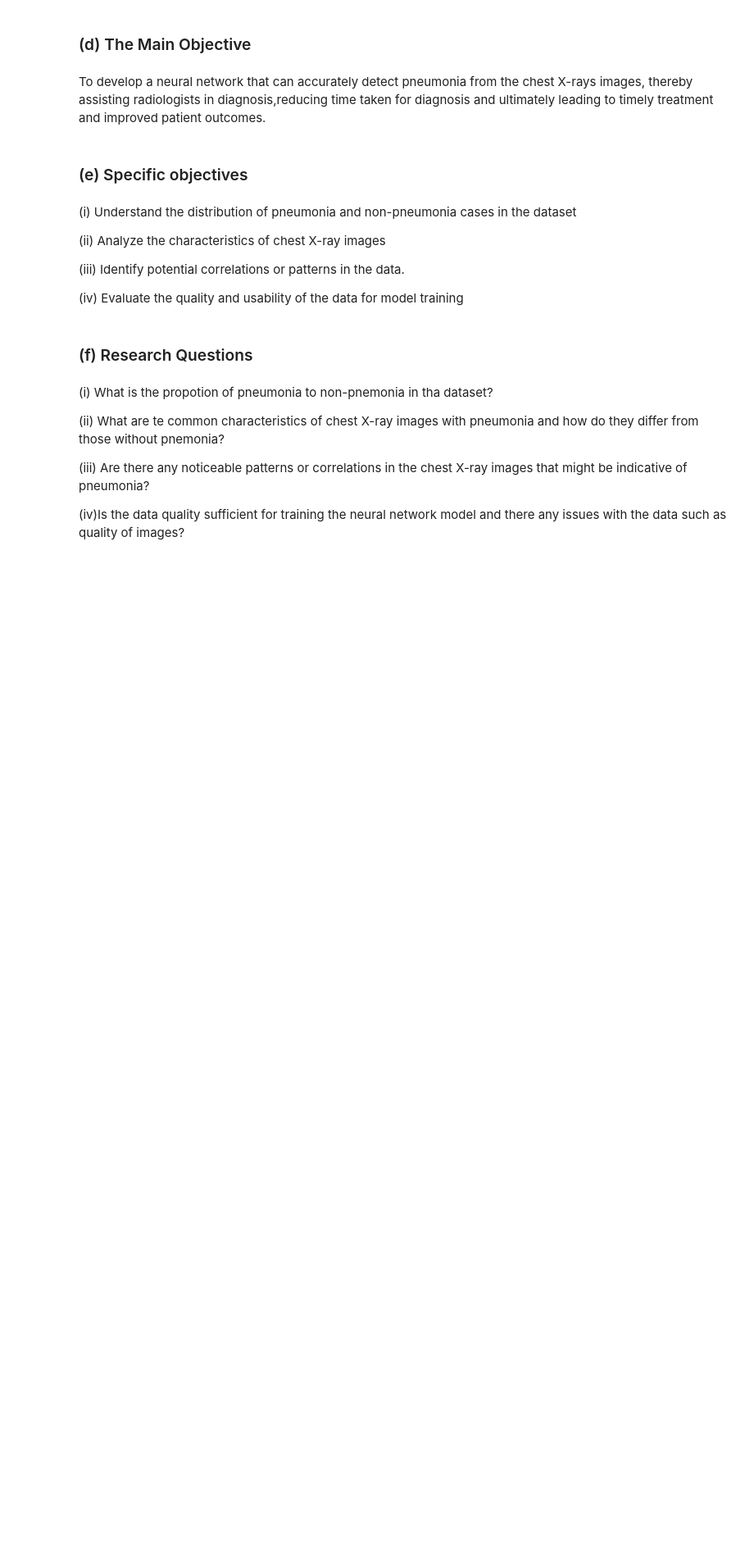
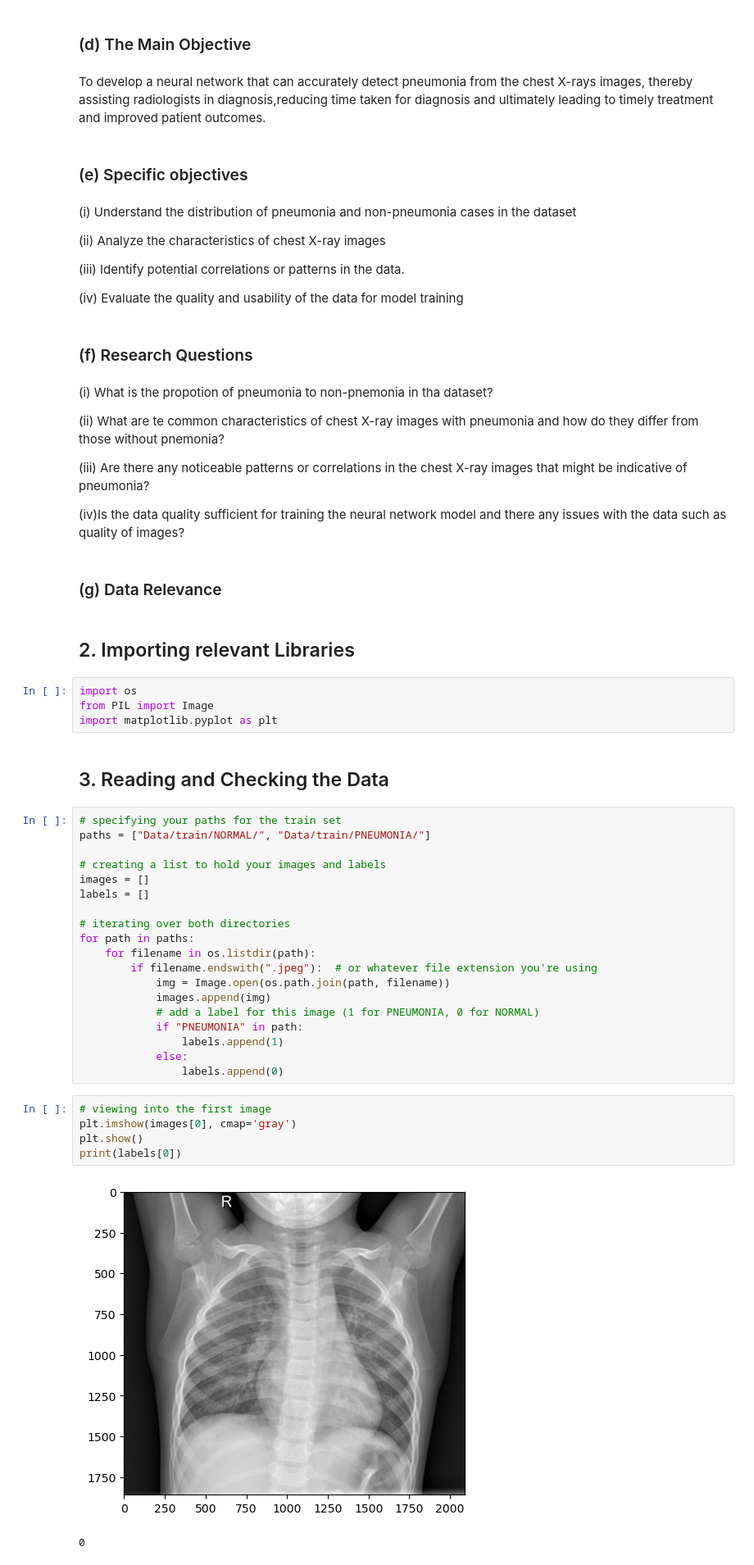
Before and after one commit to KimberlyWairimu/Phase-4-Project, a Jupyter notebook: The Notebook.ipynb, the cells around one changed output. Shown: that part at 82% size. Drawn from its saved outputs; the diff is of its cells as text; blank space fills up the shorter version.

Commit message:
Added libraries and read data

```diff
--- a/The Notebook.ipynb
+++ b/The Notebook.ipynb
@@ -59,3 +59,40 @@ To develop a neural network that can accurately detect pneumonia from the chest
 (iii) Are there any noticeable patterns or correlations in the chest X-ray images that might be indicative of pneumonia?
 
 (iv)Is the data quality sufficient for training the neural network model and there any issues with the data such as quality of images?
+# %% [markdown]
+### (g) Data Relevance
+# %% [markdown]
+## 2. Importing relevant Libraries
+# %%
+import os
+from PIL import Image
+import matplotlib.pyplot as plt
+# %% [markdown]
+## 3. Reading and Checking the Data
+# %%
+# specifying your paths for the train set
+paths = ["Data/train/NORMAL/", "Data/train/PNEUMONIA/"]
+
+# creating a list to hold your images and labels
+images = []
+labels = []
+
+# iterating over both directories
+for path in paths:
+    for filename in os.listdir(path):
+        if filename.endswith(".jpeg"):  # or whatever file extension you're using
+            img = Image.open(os.path.join(path, filename))
+            images.append(img)
+            # add a label for this image (1 for PNEUMONIA, 0 for NORMAL)
+            if "PNEUMONIA" in path:
+                labels.append(1)
+            else:
+                labels.append(0)
+# %%
+# viewing into the first image
+plt.imshow(images[0], cmap='gray')
+plt.show()
+print(labels[0])
+# %% [output]
+[figure, added]
+0
```
Also changed, not shown: parts of 11 cells of this notebook.
